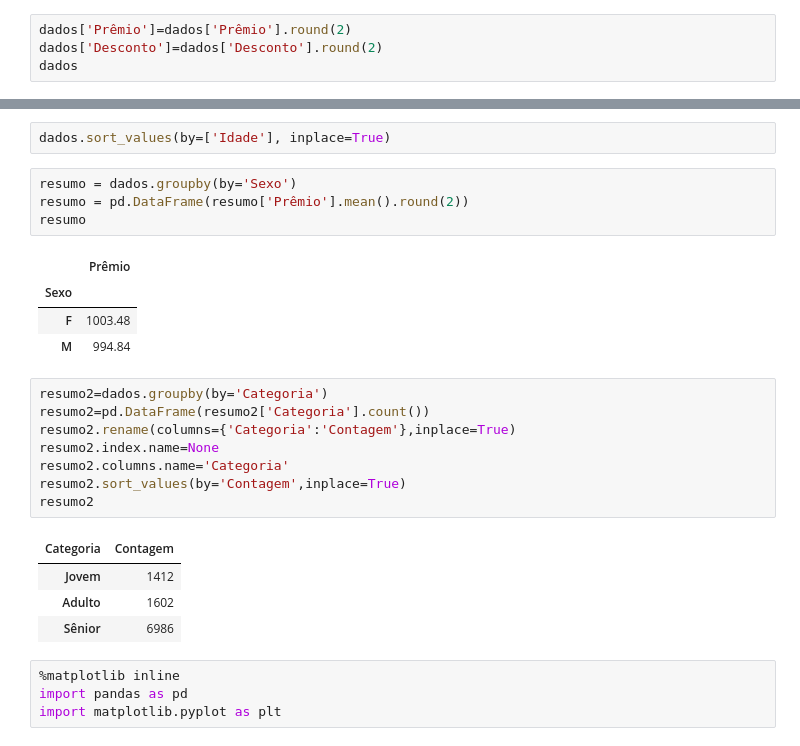
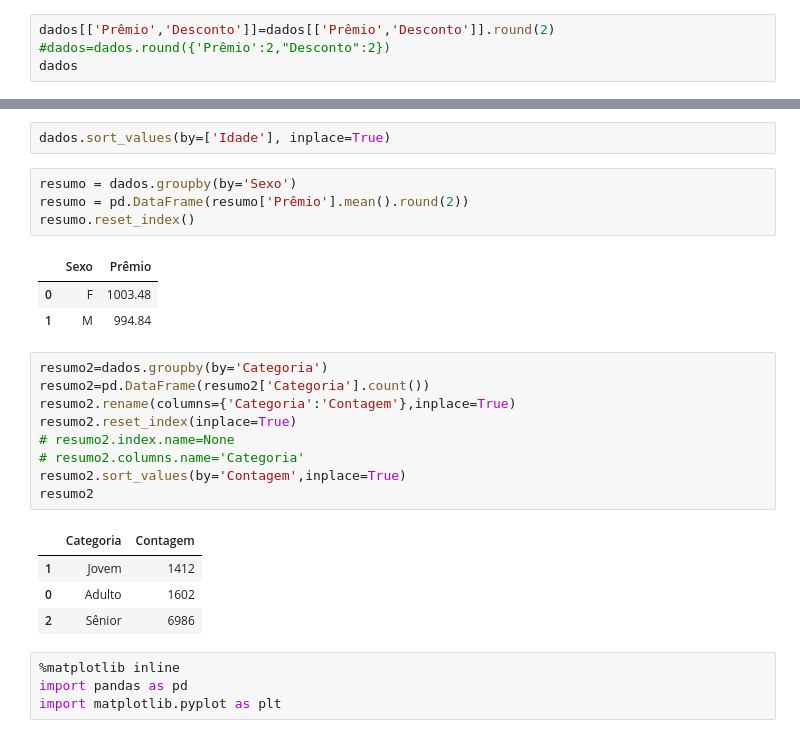
Before and after one commit to erikagascao/alura_data, a Jupyter notebook: semana8.ipynb, the cells around one changed output, grey strips where cells are left out. Saved outputs shown, nothing was run; the diff lists cells and outputs as text.

```diff
--- a/semana8.ipynb
+++ b/semana8.ipynb
@@ -37,6 +37,6 @@ dados
 | 9999 | 10000 | 90 | M | casado | 2.0 | 809.741555 | Sênior | 809.741555 |
 10000 rows × 8 columns
 # %%
-dados['Prêmio']=dados['Prêmio'].round(2)
-dados['Desconto']=dados['Desconto'].round(2)
+dados[['Prêmio','Desconto']]=dados[['Prêmio','Desconto']].round(2)
+#dados=dados.round({'Prêmio':2,"Desconto":2})
 dados
@@ -50,25 +64,25 @@ dados.sort_values(by=['Idade'], inplace=True)
 # %%
 resumo = dados.groupby(by='Sexo')
 resumo = pd.DataFrame(resumo['Prêmio'].mean().round(2))
-resumo
+resumo.reset_index()
 # %% [output]
-|  | Prêmio |
-| Sexo |  |
-| F | 1003.48 |
-| M | 994.84 |
+|  | Sexo | Prêmio |
+| 0 | F | 1003.48 |
+| 1 | M | 994.84 |
 # %%
 resumo2=dados.groupby(by='Categoria')
 resumo2=pd.DataFrame(resumo2['Categoria'].count())
 resumo2.rename(columns={'Categoria':'Contagem'},inplace=True)
-resumo2.index.name=None
-resumo2.columns.name='Categoria'
+resumo2.reset_index(inplace=True)
+# resumo2.index.name=None
+# resumo2.columns.name='Categoria'
 resumo2.sort_values(by='Contagem',inplace=True)
 resumo2
 # %% [output]
-| Categoria | Contagem |
-| Jovem | 1412 |
-| Adulto | 1602 |
-| Sênior | 6986 |
+|  | Categoria | Contagem |
+| 1 | Jovem | 1412 |
+| 0 | Adulto | 1602 |
+| 2 | Sênior | 6986 |
 # %%
 %matplotlib inline
 import pandas as pd
```
Also changed, not shown: parts of 1 cell of this notebook.
